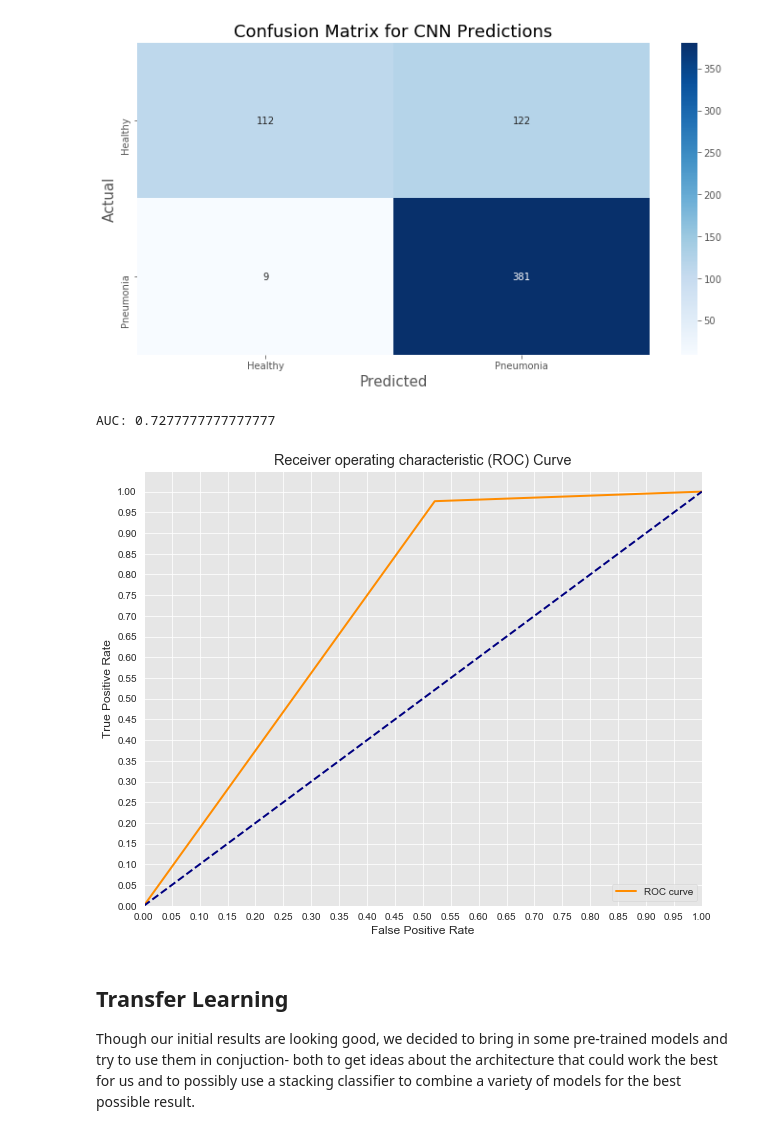
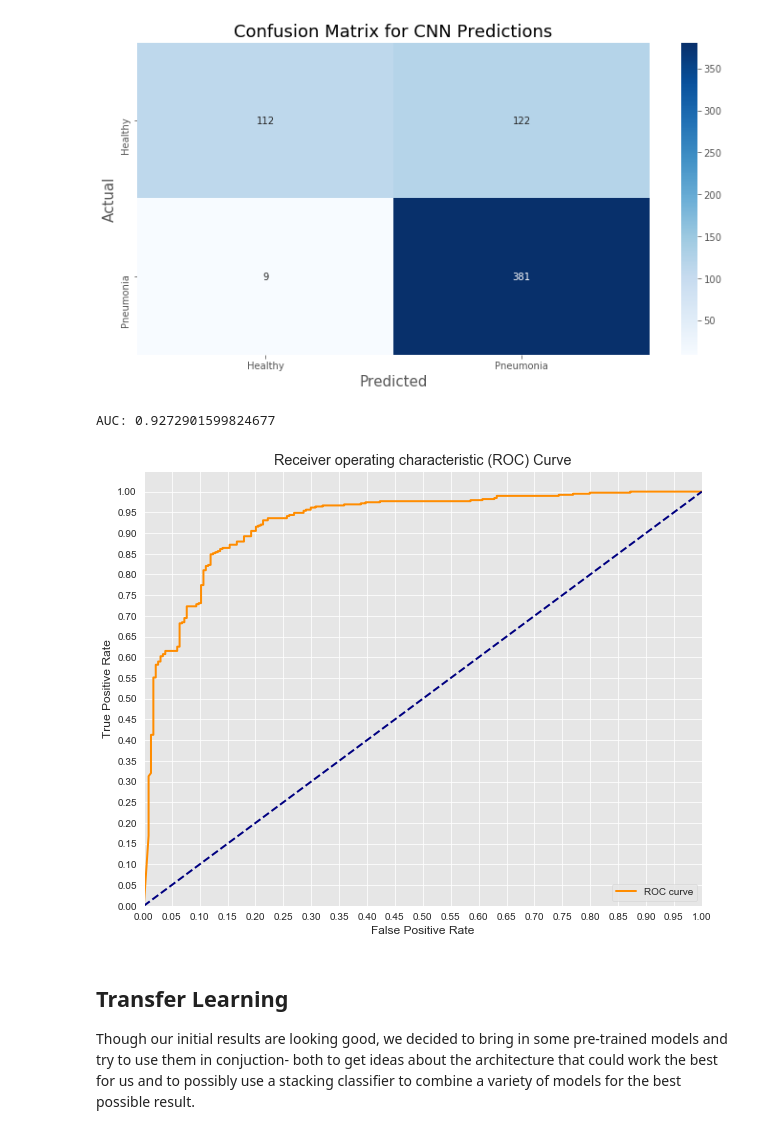
Before and after one commit to bagnine/Pnuemonia-image-classification, a Jupyter notebook: Index.ipynb, the cells around one changed output. Saved outputs shown, nothing was run; the diff lists cells and outputs as text; code cells hidden in the pictures.

```diff
--- a/Index.ipynb
+++ b/Index.ipynb
@@ -332,7 +329,7 @@ We hope that our cnn will be able to pull out those contours in the convolutions
 # %% [markdown]
 ## Importing our data for modeling
 # %%
-images = data.import_image_to_array('/../../chest_xray/',
+images = data.import_image_to_array('/src/data/',
          dir_names = ['train', 'test', 'val'],
          sub_dir_names = ['NORMAL', 'PNEUMONIA'],
          padding=False,
@@ -496,10 +493,10 @@ graphs.plot_cmatrix(y_test, predictions)
 # %%
 # Plotting the ROC curve of our predictions
 
-graphs.plot_roc_curve(y_test, predictions)
+graphs.plot_roc_curve(y_test, cnn2.predict(X_test))
 # %% [output]
-AUC: 0.7277777777777777
+AUC: 0.9272901599824677
-[figure, old version]
+[figure, new version]
 # %% [markdown]
 ## Transfer Learning
 
```
Also changed, not shown: parts of 7 cells of this notebook, 2 other files.
